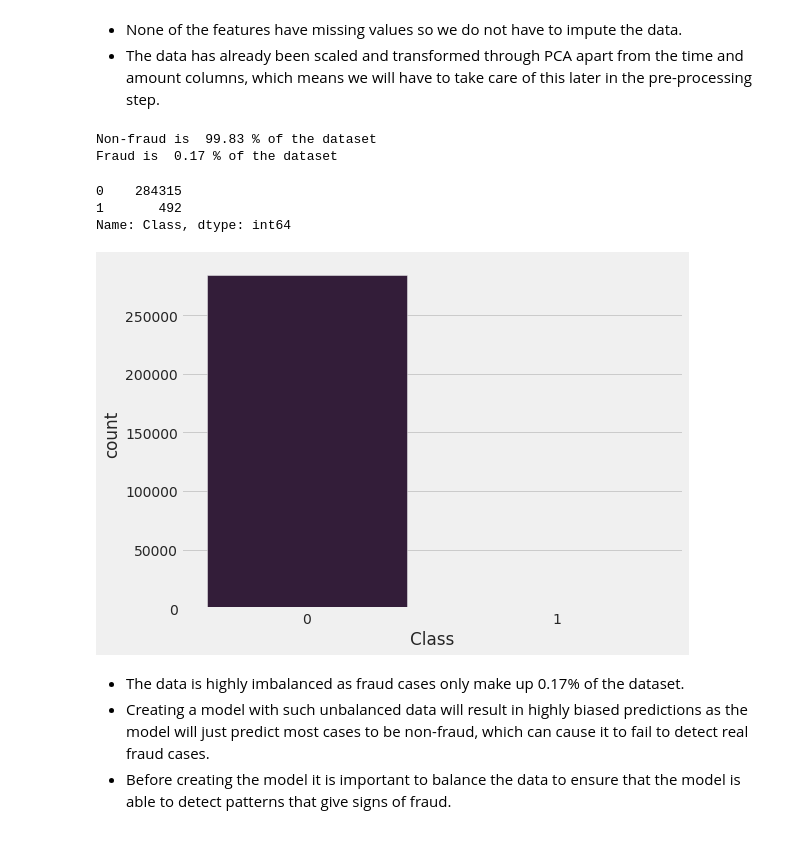
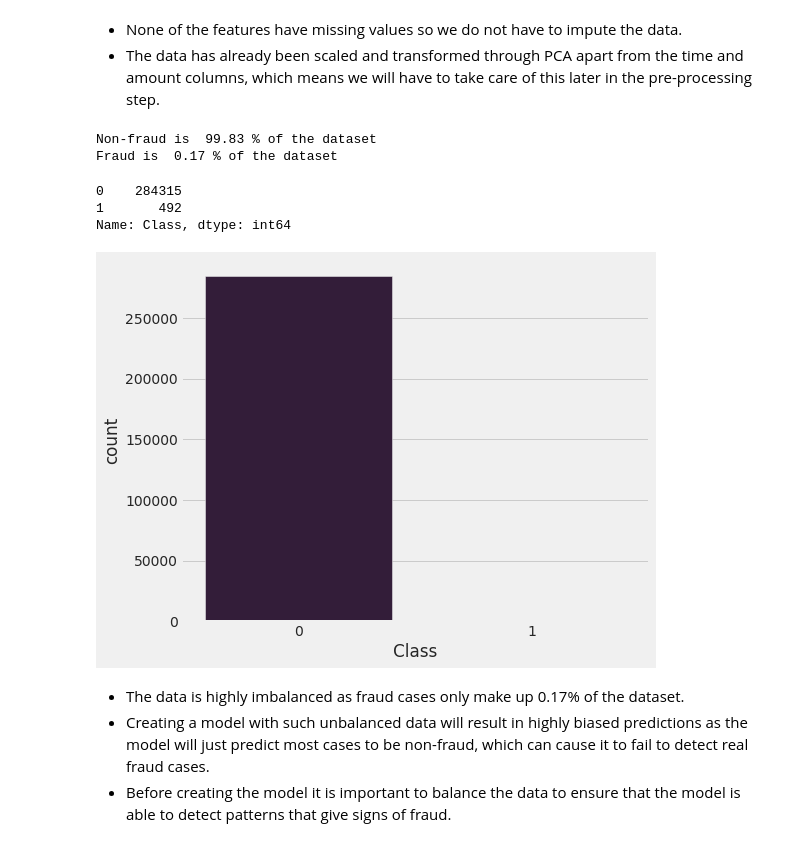
Before and after one commit to natbernard/Credit-Card-Fraud-Detection, a Jupyter notebook: Credit card fraud detection.ipynb, the cells around one changed output. Cells and saved outputs as stored; diff of their text form; code cells hidden in the pictures.

```diff
--- a/Credit card fraud detection.ipynb
+++ b/Credit card fraud detection.ipynb
@@ -77,16 +74,17 @@ None
 # %%
 print('Non-fraud is ', round(df['Class'].value_counts()[0]/len(df) * 100, 2), '% of the dataset')
 print('Fraud is ', round(df['Class'].value_counts()[1]/len(df) * 100, 2), '% of the dataset')
 display(df['Class'].value_counts())
 _ = sns.countplot(x = 'Class', data = df, palette = color)
 plt.gcf().set_size_inches(8,6)
+plt.tight_layout()
 # %% [output]
 Non-fraud is  99.83 % of the dataset
 Fraud is  0.17 % of the dataset
 0    284315
 1       492
 Name: Class, dtype: int64
-[figure, old version]
+[figure, new version]
 # %% [markdown]
 - The data is highly imbalanced as fraud cases only make up 0.17% of the dataset.
 - Creating a model with such unbalanced data will result in highly biased predictions as the model will just predict most cases to be non-fraud, which can cause it to fail to detect real fraud cases.
```
Also changed, not shown: parts of 26 cells of this notebook.
